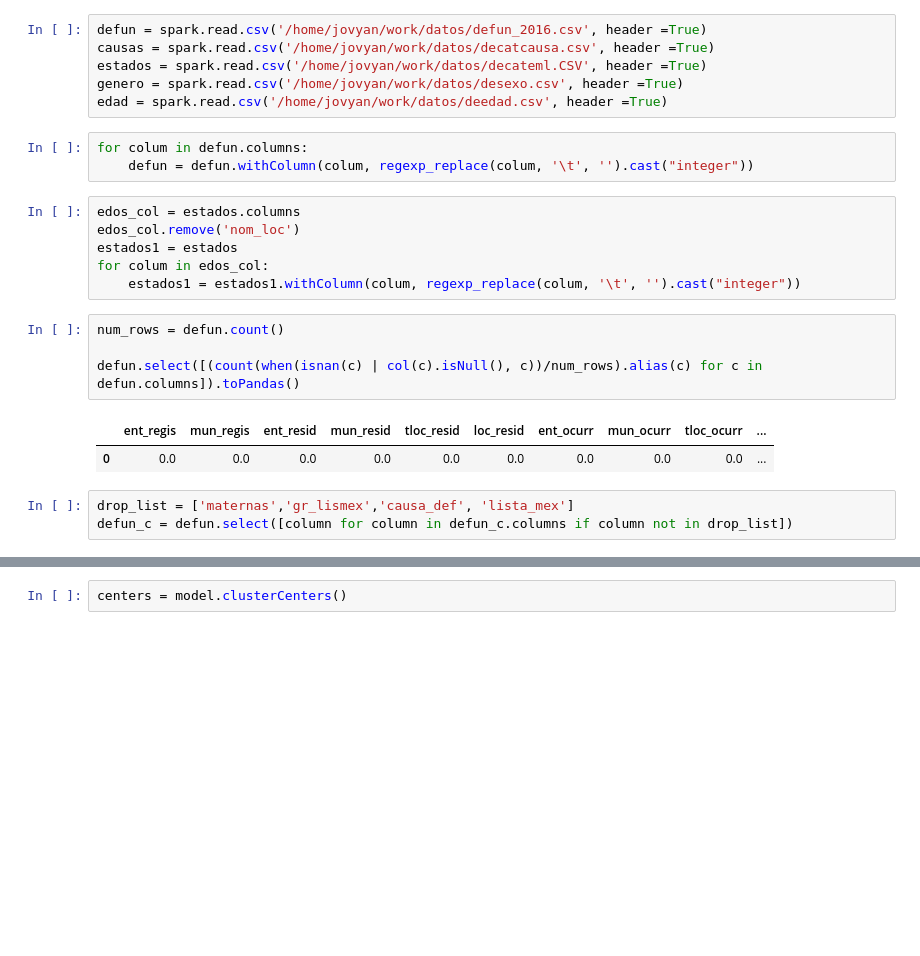
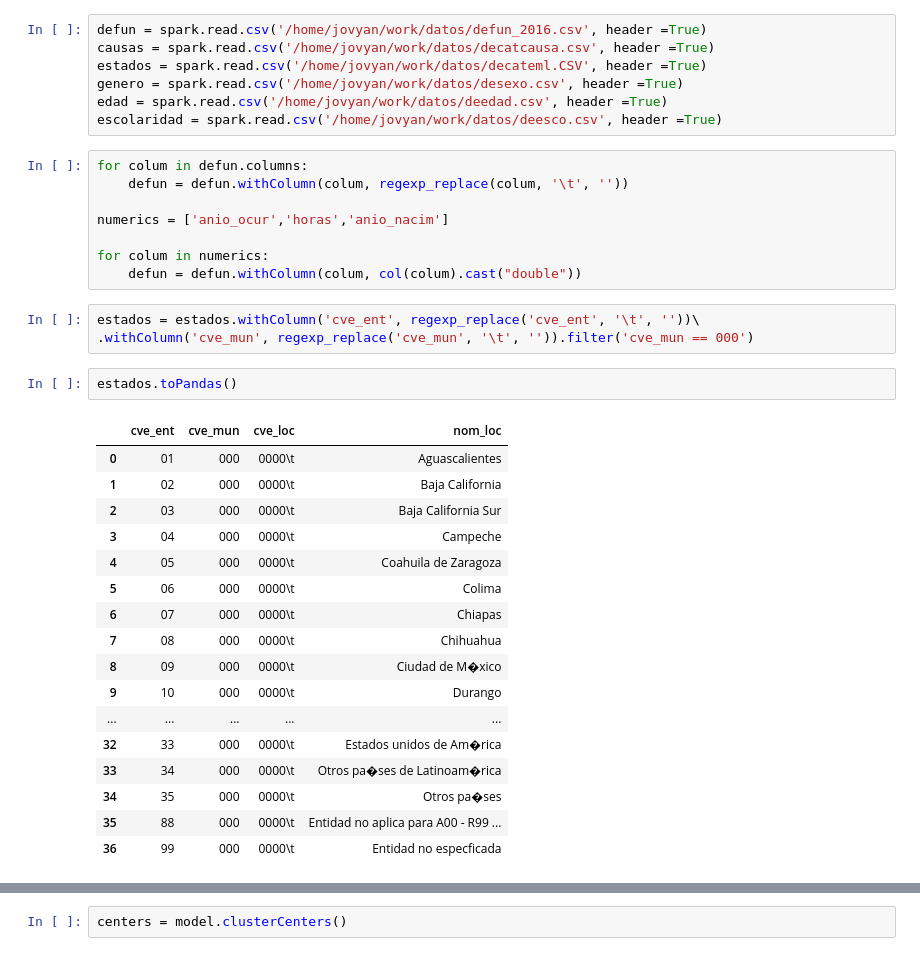
Before and after one commit to dsharpc/final_liliana, a Jupyter notebook: sparkml/SparkML.ipynb, the cells around one changed output, grey strips where cells are left out. Drawn from its saved outputs; the diff is of its cells as text; blank space fills up the shorter version.

```diff
--- a/sparkml/SparkML.ipynb
+++ b/sparkml/SparkML.ipynb
@@ -18,22 +19,35 @@ causas = spark.read.csv('/home/jovyan/work/datos/decatcausa.csv', header =True)
 estados = spark.read.csv('/home/jovyan/work/datos/decateml.CSV', header =True)
 genero = spark.read.csv('/home/jovyan/work/datos/desexo.csv', header =True)
 edad = spark.read.csv('/home/jovyan/work/datos/deedad.csv', header =True)
+escolaridad = spark.read.csv('/home/jovyan/work/datos/deesco.csv', header =True)
 # %%
 for colum in defun.columns:
-    defun = defun.withColumn(colum, regexp_replace(colum, '\t', '').cast("integer"))
+    defun = defun.withColumn(colum, regexp_replace(colum, '\t', ''))
+
+numerics = ['anio_ocur','horas','anio_nacim']
+
+for colum in numerics:
+    defun = defun.withColumn(colum, col(colum).cast("double"))
-# %%
-edos_col = estados.columns
-edos_col.remove('nom_loc')
-estados1 = estados
-for colum in edos_col:
-    estados1 = estados1.withColumn(colum, regexp_replace(colum, '\t', '').cast("integer"))
-# %%
-num_rows = defun.count()
-
-defun.select([(count(when(isnan(c) | col(c).isNull(), c))/num_rows).alias(c) for c in defun.columns]).toPandas()
-# %% [output]
-|  | ent_regis | mun_regis | ent_resid | mun_resid | tloc_resid | loc_resid | ent_ocurr | mun_ocurr | tloc_ocurr | ... |
-| 0 | 0.0 | 0.0 | 0.0 | 0.0 | 0.0 | 0.0 | 0.0 | 0.0 | 0.0 | ... |
-# %%
-drop_list = ['maternas','gr_lismex','causa_def', 'lista_mex']
-defun_c = defun.select([column for column in defun_c.columns if column not in drop_list])
+# %%
+estados = estados.withColumn('cve_ent', regexp_replace('cve_ent', '\t', ''))\
+.withColumn('cve_mun', regexp_replace('cve_mun', '\t', '')).filter('cve_mun == 000')
+# %%
+estados.toPandas()
+# %% [output]
+|  | cve_ent | cve_mun | cve_loc | nom_loc |
+| 0 | 01 | 000 | 0000\t | Aguascalientes |
+| 1 | 02 | 000 | 0000\t | Baja California |
+| 2 | 03 | 000 | 0000\t | Baja California Sur |
+| 3 | 04 | 000 | 0000\t | Campeche |
+| 4 | 05 | 000 | 0000\t | Coahuila de Zaragoza |
+| 5 | 06 | 000 | 0000\t | Colima |
+| 6 | 07 | 000 | 0000\t | Chiapas |
+| 7 | 08 | 000 | 0000\t | Chihuahua |
+| 8 | 09 | 000 | 0000\t | Ciudad de M�xico |
+| 9 | 10 | 000 | 0000\t | Durango |
+| ... | ... | ... | ... | ... |
+| 32 | 33 | 000 | 0000\t | Estados unidos de Am�rica |
+| 33 | 34 | 000 | 0000\t | Otros pa�ses de Latinoam�rica |
+| 34 | 35 | 000 | 0000\t | Otros pa�ses |
+| 35 | 88 | 000 | 0000\t | Entidad no aplica para A00 - R99 ... |
+| 36 | 99 | 000 | 0000\t | Entidad no especficada |
```
Also changed, not shown: parts of 30 cells of this notebook.
